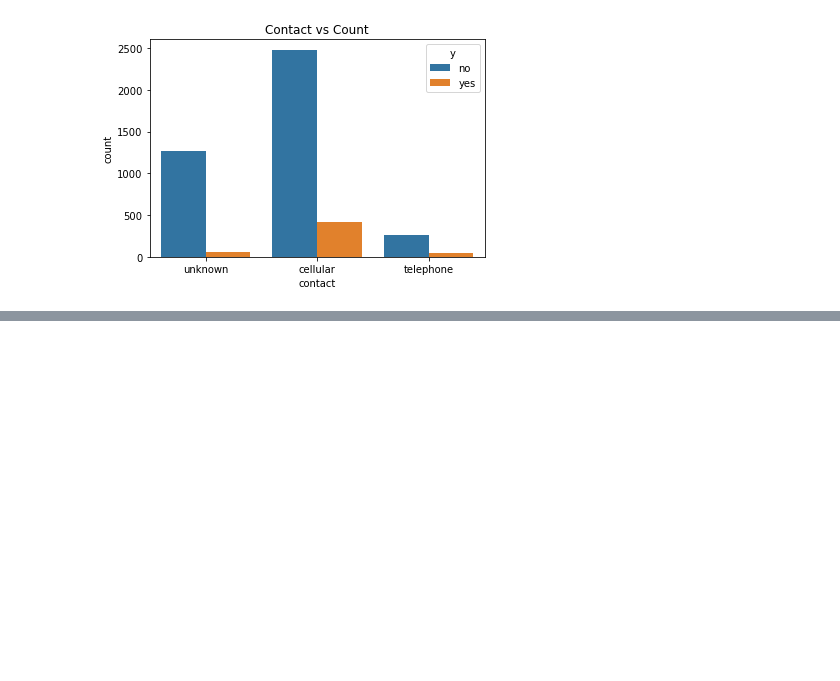
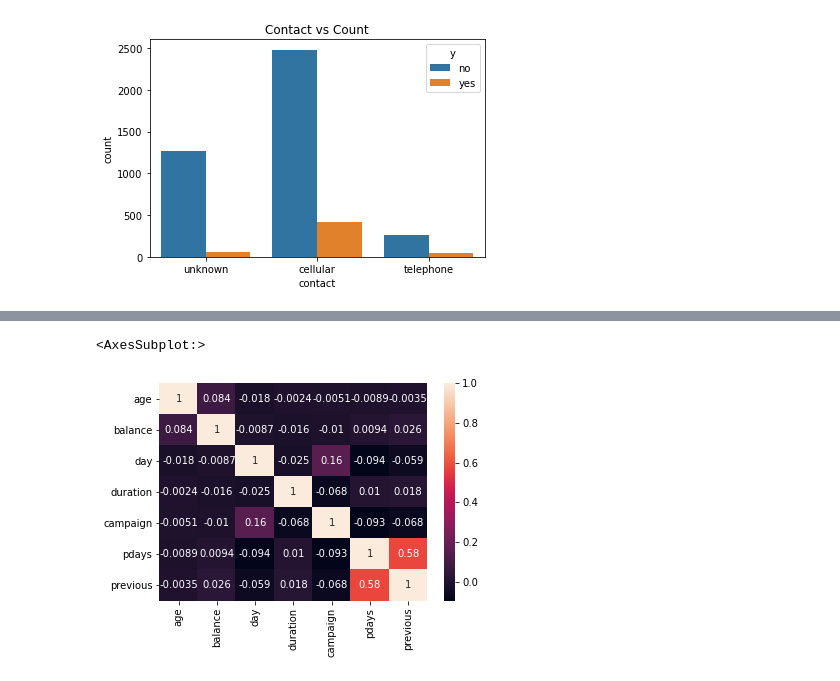
Before and after one commit to KristineCabanela/banking, a Jupyter notebook: banking_nb.ipynb, the cells around one changed output, grey strips where cells are left out. Drawn from its saved outputs; the diff is of its cells as text; code cells hidden in the pictures; blank space fills up the shorter version.

Commit message:
commit chart

```diff
--- a/banking_nb.ipynb
+++ b/banking_nb.ipynb
@@ -243,0 +244,6 @@ plt.xticks(rotation=90)
+# %%
+correlation_matrix = df.corr()
+sns.heatmap(correlation_matrix, annot =True)
+# %% [output]
+<AxesSubplot:>
+[figure, added]
```
Also changed, not shown: parts of 14 cells of this notebook.
